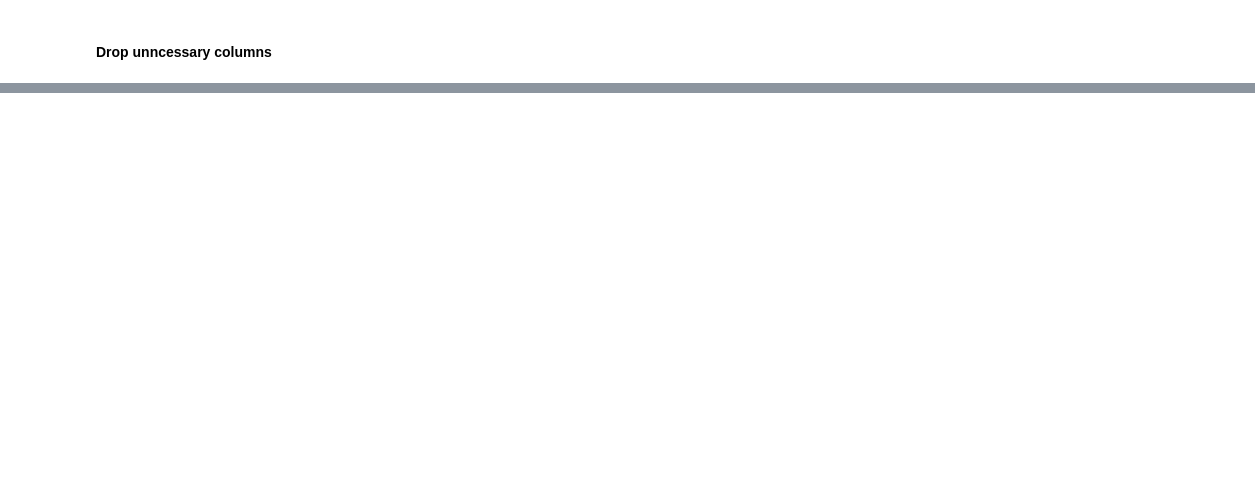
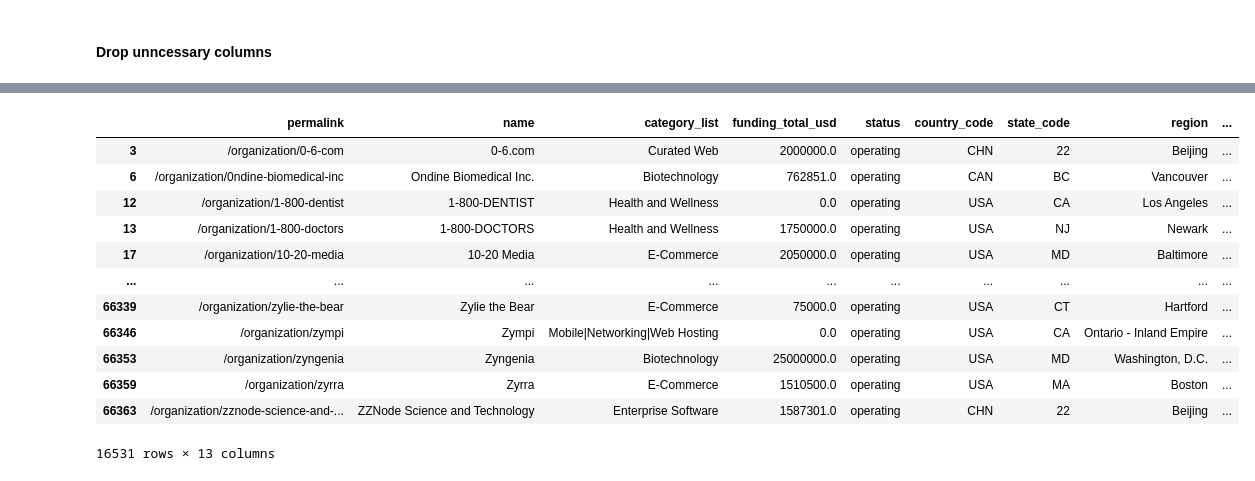
Before and after one commit to jbpatty/project-3, a Jupyter notebook: startup_prediction_cleaning.ipynb, the cells around one changed output, grey strips where cells are left out. Saved outputs shown, nothing was run; the diff lists cells and outputs as text; code cells hidden in the pictures; blank space fills up the shorter version.

```diff
--- a/startup_prediction_cleaning.ipynb
+++ b/startup_prediction_cleaning.ipynb
@@ -163,0 +175,20 @@ clean_companies_df.to_pickle("/Users/jbpatty/project-3/clean_companies_df")
+# %%
+# See how many operating companies were last funded more than 3 years ago
+clean_companies_df[np.logical_and(
+    np.logical_and(clean_companies_df.last_funding_at < pd.to_datetime('2013'),
+                   clean_companies_df.first_funding_at > '2005'),
+    clean_companies_df.status == 'operating')]
+# %% [output]
+|  | permalink | name | category_list | funding_total_usd | status | country_code | state_code | region | ... |
+| 3 | /organization/0-6-com | 0-6.com | Curated Web | 2000000.0 | operating | CHN | 22 | Beijing | ... |
+| 6 | /organization/0ndine-biomedical-inc | Ondine Biomedical Inc. | Biotechnology | 762851.0 | operating | CAN | BC | Vancouver | ... |
+| 12 | /organization/1-800-dentist | 1-800-DENTIST | Health and Wellness | 0.0 | operating | USA | CA | Los Angeles | ... |
+| 13 | /organization/1-800-doctors | 1-800-DOCTORS | Health and Wellness | 1750000.0 | operating | USA | NJ | Newark | ... |
+| 17 | /organization/10-20-media | 10-20 Media | E-Commerce | 2050000.0 | operating | USA | MD | Baltimore | ... |
+| ... | ... | ... | ... | ... | ... | ... | ... | ... | ... |
+| 66339 | /organization/zylie-the-bear | Zylie the Bear | E-Commerce | 75000.0 | operating | USA | CT | Hartford | ... |
+| 66346 | /organization/zympi | Zympi | Mobile|Networking|Web Hosting | 0.0 | operating | USA | CA | Ontario - Inland Empire | ... |
+| 66353 | /organization/zyngenia | Zyngenia | Biotechnology | 25000000.0 | operating | USA | MD | Washington, D.C. | ... |
+| 66359 | /organization/zyrra | Zyrra | E-Commerce | 1510500.0 | operating | USA | MA | Boston | ... |
+| 66363 | /organization/zznode-science-and-... | ZZNode Science and Technology | Enterprise Software | 1587301.0 | operating | CHN | 22 | Beijing | ... |
+16531 rows × 13 columns
```
Also changed, not shown: parts of 7 cells of this notebook.
